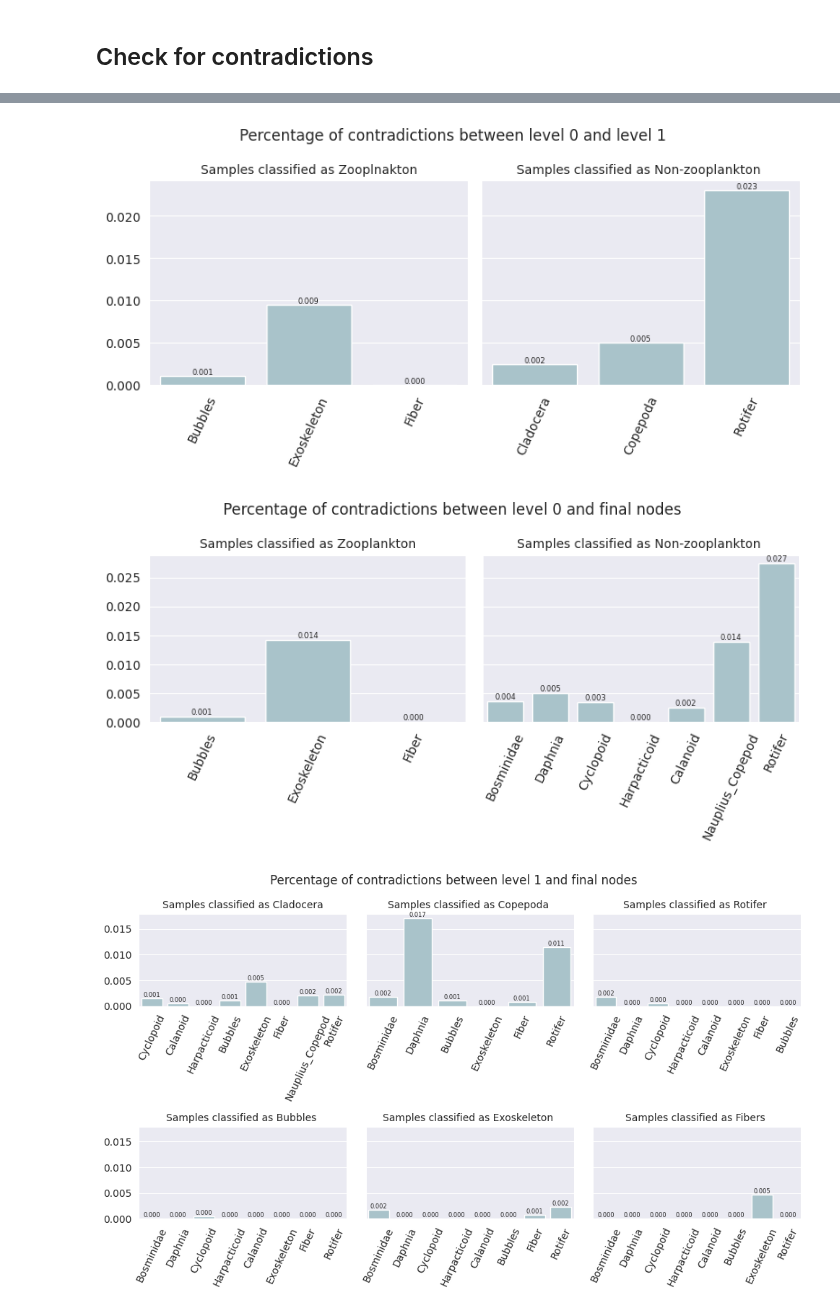
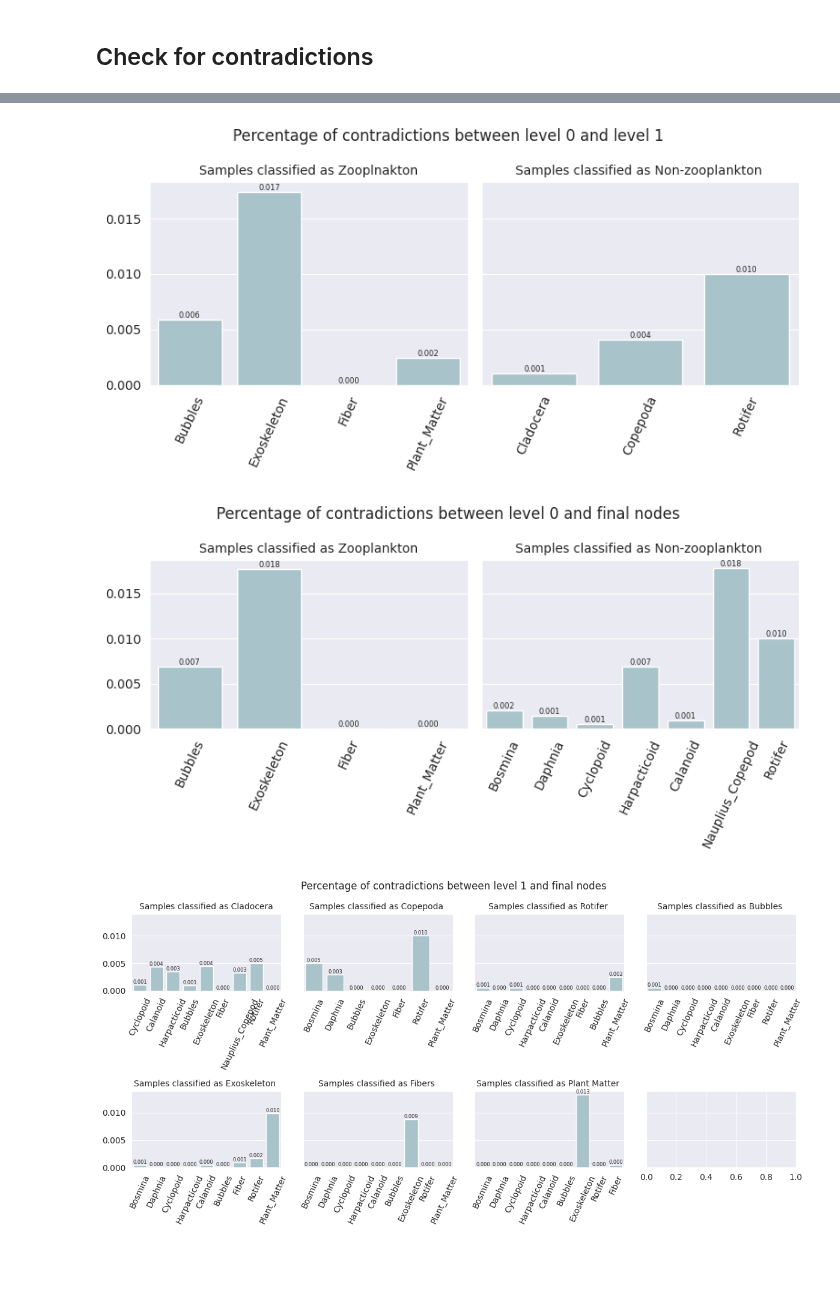
Before and after one commit to sofiar/HierNet, a Jupyter notebook: Zooplankton-MNR/get_bcnn_results.ipynb, the cells around one changed output, grey strips where cells are left out. Cells and saved outputs as stored; diff of their text form; code cells hidden in the pictures; blank space fills up the shorter version.

Commit message:
updated results including new samples(updated by Jan 26)

```diff
--- a/Zooplankton-MNR/get_bcnn_results.ipynb
+++ b/Zooplankton-MNR/get_bcnn_results.ipynb
@@ -11,7 +11,8 @@ import torch.nn.functional as F
 from collections import defaultdict
 # %%
 # Set model
-run_name = 'BCNN_ZOOP_20260106_142441_densenet121_3.pth'
+#run_name = 'BCNN_ZOOP_20260106_142441_densenet121_3.pth'
+run_name = 'BCNN_ZOOP_20260127_164247_densenet121_3.pth'
 
 # Set paths
 data_directory = '/data/Hier-Zooplankton'
@@ -501,7 +522,7 @@ plt.tight_layout()
 plt.show()
 
 # Level 1 and final nodes
-fig, axes = plt.subplots(2, 3, figsize = (10, 6),sharey=True)
+fig, axes = plt.subplots(2, 4, figsize = (12, 6),sharey=True)
 axes = axes.flat
 fig.suptitle('Percentage of contradictions between level 1 and final nodes')
 sns.barplot(ax = axes[0],x = non_cladocera_l0, y = per_contradictions12[0], color = '#a3c6cf')
@@ -511,33 +532,39 @@ axes[0].tick_params(axis = 'x', rotation = 65)
 
 
 sns.barplot(ax = axes[1],x = non_copepoda_l0, y = per_contradictions12[1], color = '#a3c6cf')
 axes[1].set_title('Samples classified as Copepoda ', fontsize = 10)
 axes[1].bar_label(axes[1].containers[0], fmt = '%.3f', fontsize = 6)
 axes[1].tick_params(axis = 'x', rotation = 65)
 
 sns.barplot(ax = axes[2],x = non_rotifer_l0, y = per_contradictions12[2], color = '#a3c6cf')
 axes[2].set_title('Samples classified as Rotifer ', fontsize = 10)
 axes[2].bar_label(axes[2].containers[0], fmt = '%.3f', fontsize = 6)
 axes[2].tick_params(axis = 'x', rotation = 65)
 
 sns.barplot(ax = axes[3],x = non_bubbles_l0, y = per_contradictions12[3], color = '#a3c6cf')
 axes[3].set_title('Samples classified as Bubbles ', fontsize = 10)
 axes[3].bar_label(axes[3].containers[0], fmt = '%.3f', fontsize = 6)
 axes[3].tick_params(axis = 'x', rotation = 65)
 
 sns.barplot(ax = axes[4],x = non_exoskeleton_l0, y = per_contradictions12[4], color = '#a3c6cf')
 axes[4].set_title('Samples classified as Exoskeleton ', fontsize = 10)
 axes[4].bar_label(axes[4].containers[0], fmt = '%.3f', fontsize = 6)
 axes[4].tick_params(axis = 'x', rotation = 65)
 
 sns.barplot(ax = axes[5],x = non_fiber_l0, y = per_contradictions12[5], color = '#a3c6cf')
 axes[5].set_title('Samples classified as Fibers ', fontsize = 10)
 axes[5].bar_label(axes[5].containers[0], fmt = '%.3f', fontsize = 6)
 axes[5].tick_params(axis = 'x', rotation = 65)
 
+sns.barplot(ax = axes[6],x = non_plant_matter_l0, y = per_contradictions12[6], color = '#a3c6cf')
+axes[6].set_title('Samples classified as Plant Matter ', fontsize = 10)
+axes[6].bar_label(axes[6].containers[0], fmt = '%.3f', fontsize = 6)
+axes[6].tick_params(axis = 'x', rotation = 65)
+
+
 plt.tight_layout()
 plt.show()
 # %% [output]
-[figure, old version]
+[figure, new version]
-[figure, old version]
+[figure, new version]
-[figure, old version]
+[figure, new version]
```
Also changed, not shown: parts of 5 cells of this notebook.
